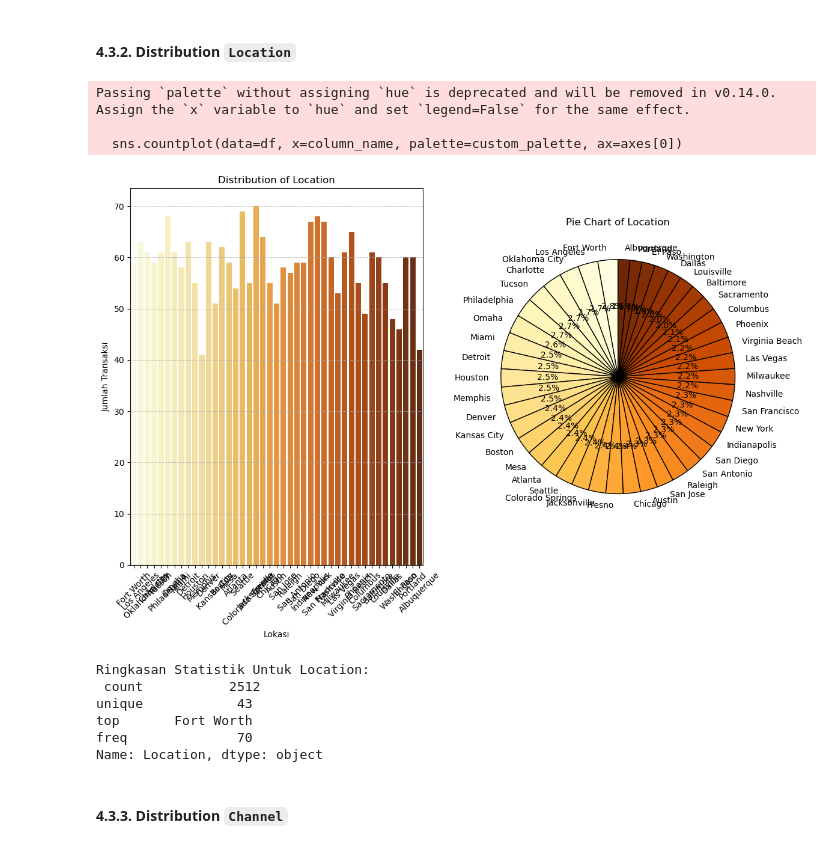
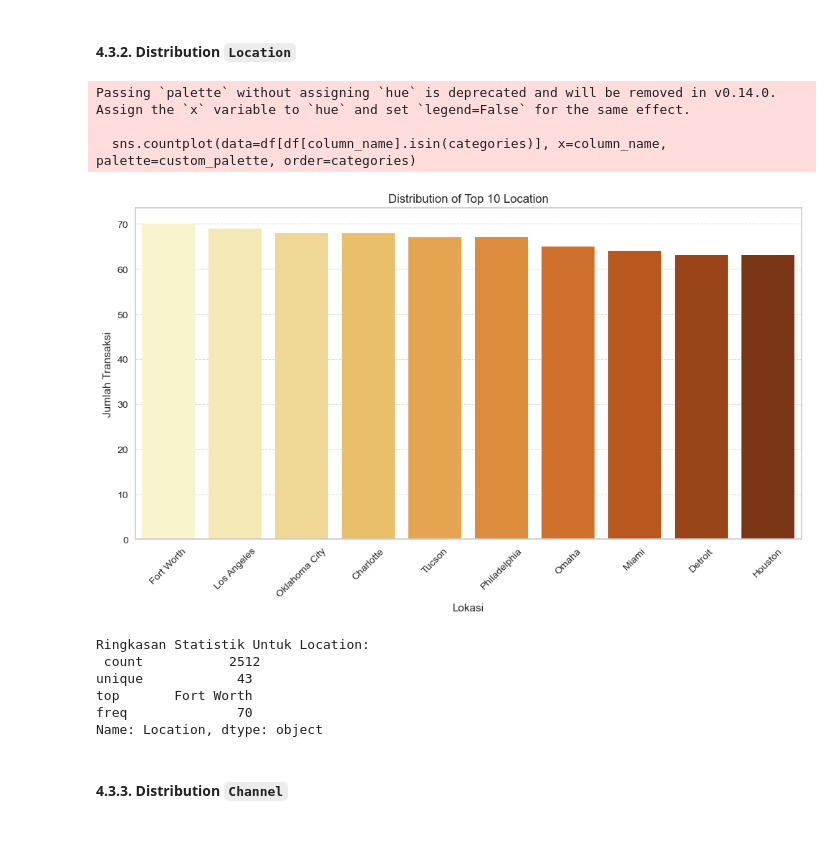
Before and after one commit to alouvre/BMLUP_DicodingSubmission_ProyekMembangunMachineLearning, a Jupyter notebook: [Clustering] Submission Akhir BMLP_Alifia Mustika Sari.ipynb, the cells around one changed output. Saved outputs shown, nothing was run; the diff lists cells and outputs as text; code cells hidden in the pictures.

```diff
--- a/[Clustering] Submission Akhir BMLP_Alifia Mustika Sari.ipynb
+++ b/[Clustering] Submission Akhir BMLP_Alifia Mustika Sari.ipynb
@@ -394,6 +507,36 @@ def plot_categorical_distribution(df, column_name, ylabel):
     # Menyesuaikan tata letak
     plt.tight_layout()
     plt.show()
+# %%
+def plot_countplot_top10(df, column_name, ylabel):
+    """
+    Menampilkan countplot dari 10 nilai teratas fitur kategorikal dalam dataset.
+
+    Parameters:
+        df (DataFrame): DataFrame yang berisi data transaksi.
+        column_name (str): Nama kolom kategorikal yang ingin divisualisasikan.
+        ylabel (str): Label untuk sumbu y.
+    """
+    # Hitung distribusi kategori dan ambil 10 nilai teratas
+    category_counts = df[column_name].value_counts().nlargest(10)
+    categories = category_counts.index
+
+    # Palet warna
+    custom_palette = sns.color_palette("YlOrBr", len(categories))
+
+    # Membuat figure
+    plt.figure(figsize=(12, 6))
+
+    # Countplot
+    sns.countplot(data=df[df[column_name].isin(categories)], x=column_name, palette=custom_palette, order=categories)
+    plt.title(f'Distribution of Top 10 {column_name}')
+    plt.xlabel(ylabel)
+    plt.ylabel('Jumlah Transaksi')
+    plt.xticks(rotation=45)
+    plt.grid(axis='y', linestyle='--', linewidth=0.7, alpha=0.7)
+
+    # Menampilkan plot
+    plt.show()
 # %% [markdown]
 #### **4.3.1. Distribution `TransactionType`**
 # %%
@@ -414,14 +554,14 @@ Name: TransactionType, dtype: object
 # %% [markdown]
 #### **4.3.2. Distribution `Location`**
 # %%
-plot_categorical_distribution(df_categorical, 'Location', 'Lokasi')
+plot_countplot_top10(df_categorical, 'Location', 'Lokasi')
 
 print(f'\nRingkasan Statistik Untuk Location:\n', df_categorical['Location'].describe(include='object'))
 # %% [output]
 Passing `palette` without assigning `hue` is deprecated and will be removed in v0.14.0. Assign the `x` variable to `hue` and set `legend=False` for the same effect.
 
-  sns.countplot(data=df, x=column_name, palette=custom_palette, ax=axes[0])
+  sns.countplot(data=df[df[column_name].isin(categories)], x=column_name, palette=custom_palette, order=categories)
-[figure, old version]
+[figure, new version]
 Ringkasan Statistik Untuk Location:
  count           2512
 unique            43
```
Also changed, not shown: parts of 68 cells of this notebook, 1 other file.
